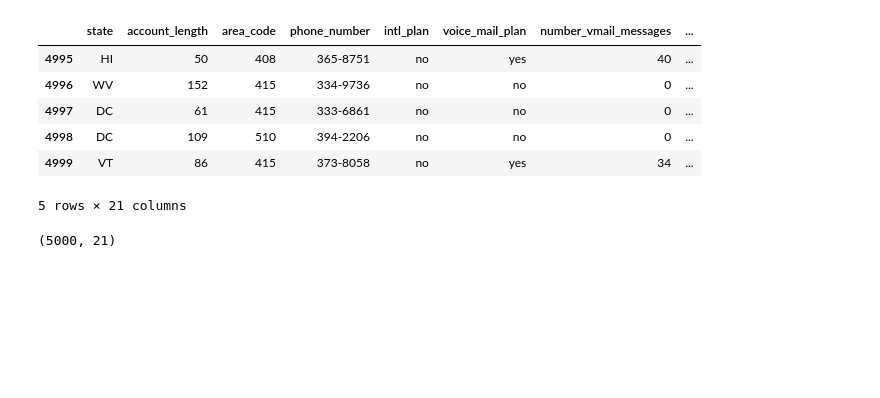
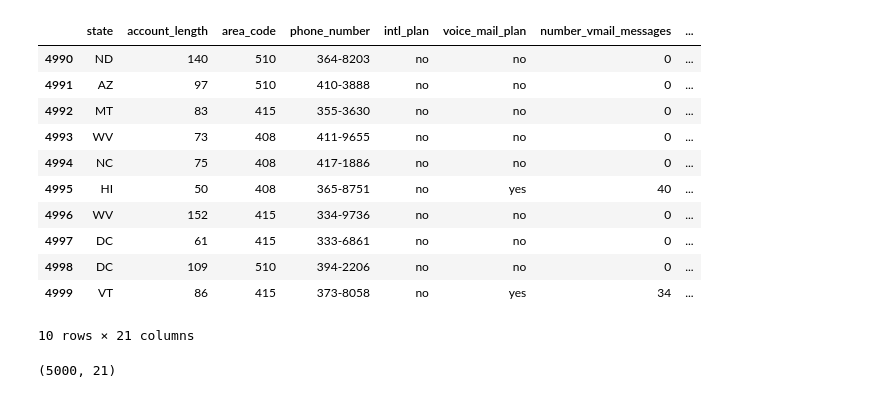
Before and after one commit to asifayazkhan/DS-Lab, a Jupyter notebook: DS T&T_Lab#05.ipynb, the cells around one changed output. Cells and saved outputs as stored; diff of their text form; code cells hidden in the pictures; blank space fills up the shorter version.

```diff
--- a/DS T&T_Lab#05.ipynb
+++ b/DS T&T_Lab#05.ipynb
@@ -3,15 +3,20 @@ import numpy as np
 import pandas as pd
 # %%
 df=pd.read_csv(r"C:\Users\Administrator\Desktop\MS_AI PAF_IST\SM01\DS T&T Lab\Orange_Telecom_Churn_Data.csv")
-df.tail()
+df.tail(10)
 # %% [output]
 |  | state | account_length | area_code | phone_number | intl_plan | voice_mail_plan | number_vmail_messages | ... |
+| 4990 | ND | 140 | 510 | 364-8203 | no | no | 0 | ... |
+| 4991 | AZ | 97 | 510 | 410-3888 | no | no | 0 | ... |
+| 4992 | MT | 83 | 415 | 355-3630 | no | no | 0 | ... |
+| 4993 | WV | 73 | 408 | 411-9655 | no | no | 0 | ... |
+| 4994 | NC | 75 | 408 | 417-1886 | no | no | 0 | ... |
 | 4995 | HI | 50 | 408 | 365-8751 | no | yes | 40 | ... |
 | 4996 | WV | 152 | 415 | 334-9736 | no | no | 0 | ... |
 | 4997 | DC | 61 | 415 | 333-6861 | no | no | 0 | ... |
 | 4998 | DC | 109 | 510 | 394-2206 | no | no | 0 | ... |
 | 4999 | VT | 86 | 415 | 373-8058 | no | yes | 34 | ... |
-5 rows × 21 columns
+10 rows × 21 columns
 # %%
 df.shape
 # %% [output]
```
Also changed, not shown: parts of 6 cells of this notebook.
